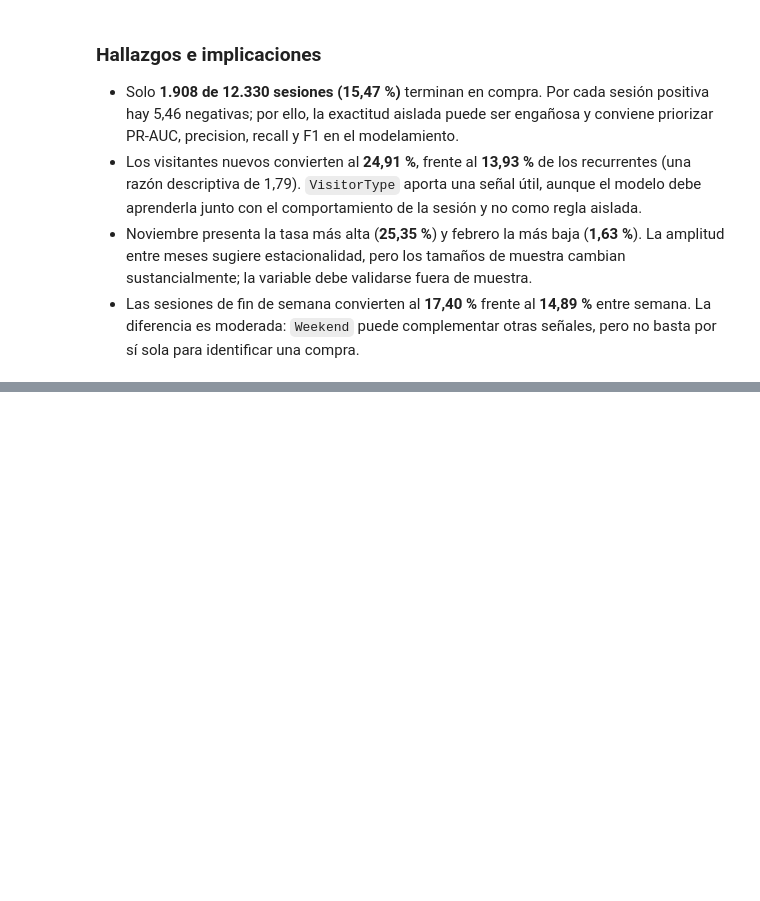
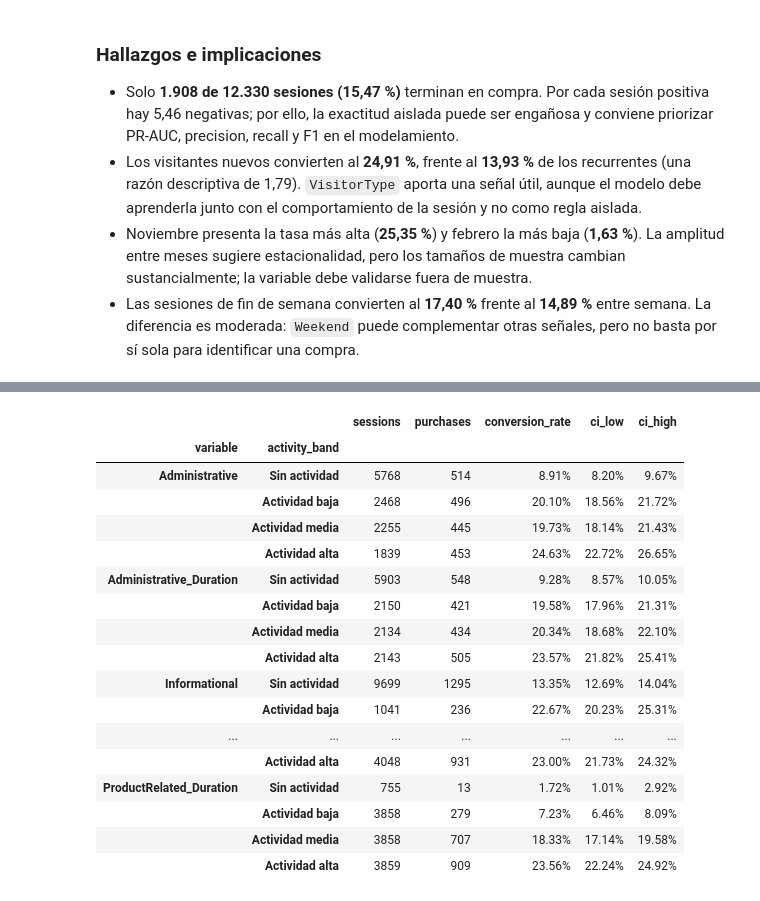
Before and after one commit to aladelca/maia_despliegue_soluciones_microproyecto, a Jupyter notebook: notebooks/09_eda_business_purchase_probability.ipynb, the cells around one changed output, grey strips where cells are left out. Saved outputs shown, nothing was run; the diff lists cells and outputs as text; code cells hidden in the pictures; blank space fills up the shorter version.

```diff
--- a/notebooks/09_eda_business_purchase_probability.ipynb
+++ b/notebooks/09_eda_business_purchase_probability.ipynb
@@ -165,0 +170,50 @@ plt.show()
+# %%
+def activity_band(series):
+    positive = series[series > 0]
+    terciles = sorted({
+        float(positive.quantile(1 / 3)),
+        float(positive.quantile(2 / 3)),
+    })
+    bins = [-np.inf, 0, *terciles, np.inf]
+    labels = ['Sin actividad', 'Actividad baja', 'Actividad media', 'Actividad alta']
+    return pd.cut(series, bins=bins, labels=labels[: len(bins) - 1], include_lowest=True)
+
+
+navigation_columns = [
+    'Administrative',
+    'Administrative_Duration',
+    'Informational',
+    'Informational_Duration',
+    'ProductRelated',
+    'ProductRelated_Duration',
+]
+navigation_tables = {
+    column: conversion_table(
+        sessions.assign(ActivityBand=activity_band(sessions[column])),
+        'ActivityBand',
+    )
+    for column in navigation_columns
+}
+navigation_summary = pd.concat(navigation_tables, names=['variable', 'activity_band'])
+display(navigation_summary.style.format({
+    'conversion_rate': '{:.2%}', 'ci_low': '{:.2%}', 'ci_high': '{:.2%}'
+}))
+# %% [output]
+|  |  | sessions | purchases | conversion_rate | ci_low | ci_high |
+| variable | activity_band |  |  |  |  |  |
+| Administrative | Sin actividad | 5768 | 514 | 8.91% | 8.20% | 9.67% |
+|  | Actividad baja | 2468 | 496 | 20.10% | 18.56% | 21.72% |
+|  | Actividad media | 2255 | 445 | 19.73% | 18.14% | 21.43% |
+|  | Actividad alta | 1839 | 453 | 24.63% | 22.72% | 26.65% |
+| Administrative_Duration | Sin actividad | 5903 | 548 | 9.28% | 8.57% | 10.05% |
+|  | Actividad baja | 2150 | 421 | 19.58% | 17.96% | 21.31% |
+|  | Actividad media | 2134 | 434 | 20.34% | 18.68% | 22.10% |
+|  | Actividad alta | 2143 | 505 | 23.57% | 21.82% | 25.41% |
+| Informational | Sin actividad | 9699 | 1295 | 13.35% | 12.69% | 14.04% |
+|  | Actividad baja | 1041 | 236 | 22.67% | 20.23% | 25.31% |
+| ... | ... | ... | ... | ... | ... | ... |
+|  | Actividad alta | 4048 | 931 | 23.00% | 21.73% | 24.32% |
+| ProductRelated_Duration | Sin actividad | 755 | 13 | 1.72% | 1.01% | 2.92% |
+|  | Actividad baja | 3858 | 279 | 7.23% | 6.46% | 8.09% |
+|  | Actividad media | 3858 | 707 | 18.33% | 17.14% | 19.58% |
+|  | Actividad alta | 3859 | 909 | 23.56% | 22.24% | 24.92% |
```
Also changed, not shown: parts of 8 cells of this notebook, 2 other files.
